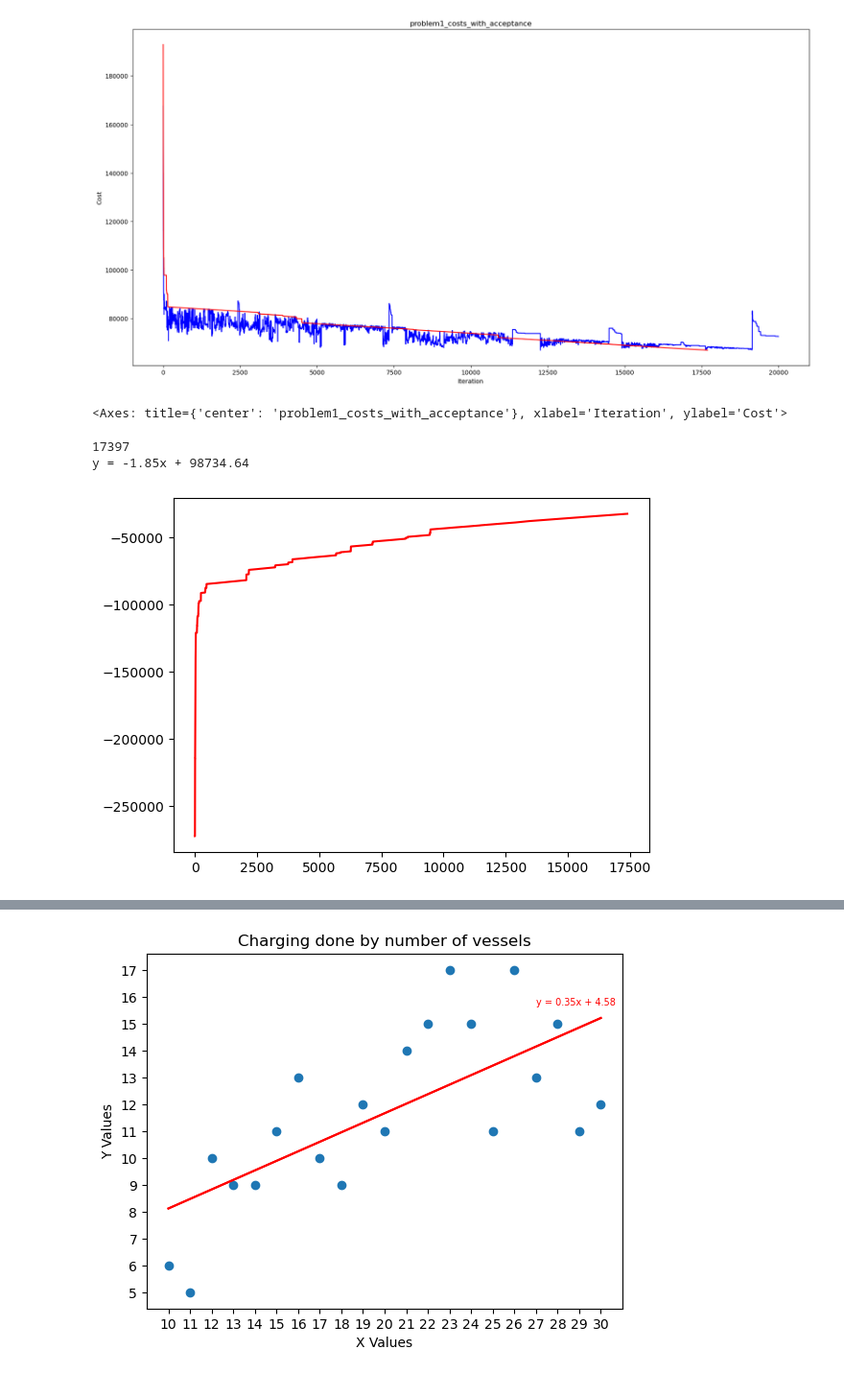
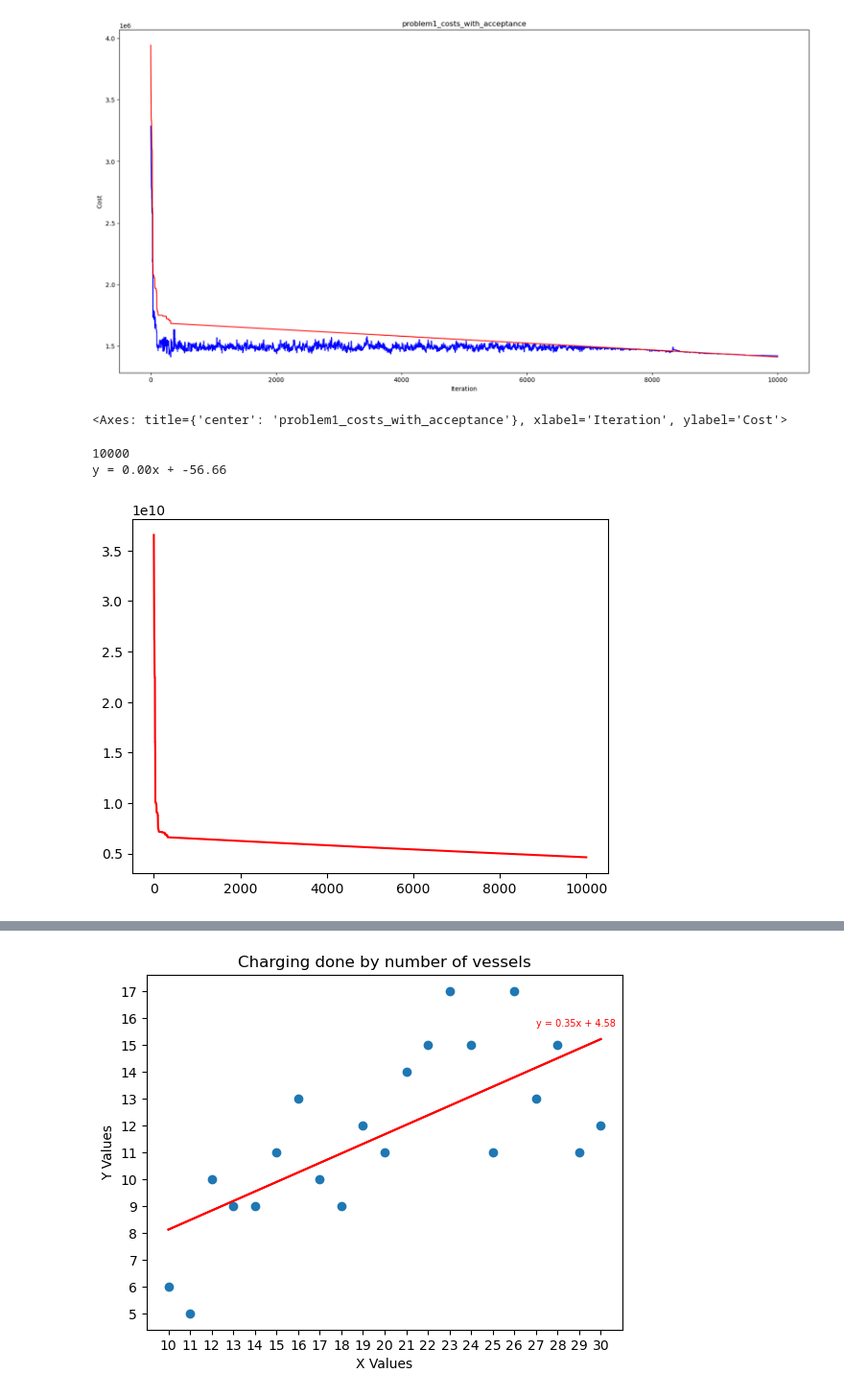
Before and after one commit to simonhusebo/MASTERS, a Jupyter notebook: Experiments.ipynb, the cells around one changed output, grey strips where cells are left out. Shown at 96% size. Saved outputs shown, nothing was run; the diff lists cells and outputs as text; code cells hidden in the pictures.

```diff
--- a/Experiments.ipynb
+++ b/Experiments.ipynb
@@ -9,10 +9,11 @@ import time
 # %%
 problems = load_problems("/Users/simonhusebo/Dokumenter/MASTERS CODE/data")
 # %%
-problem = problems[0]
+problem = problems[5]
 n_trips = problem['N_trips']
 initial = initial_solution(problem,n_trips)
-operators = [random_remove_greedy_insert,largest_trip_remove_greedy_insert,similarity_removal_greedy_insert,random_remove_kregret_insert,largest_trip_remove_kregret_insert,similarity_removal_kregret_insert]#,clustering_removal_kncs_greedy_insert,clustering_removal_krd_greedy_insert]
+operators = [random_remove_greedy_insert,largest_trip_remove_greedy_insert,similarity_removal_greedy_insert,random_remove_kregret_insert,largest_trip_remove_kregret_insert,similarity_removal_kregret_insert,clustering_removal_kncs_greedy_insert,clustering_removal_krd_greedy_insert,clustering_removal_kncs_kregret_insert,clustering_removal_krd_kregret_insert]
+
 weights = [1/4,1/4,1/4,1/16,1/16]
 show_the_map(problem)
 # %% [output]
@@ -22,6 +23,6 @@ Initial Solution:           [(0, 0), (0, 0), (0, 0), (0, 0), (5, 0), (5, 1), (6,
 # %%
 #sol,cost,n_feasible,cost_movement = simple_sim_annealing(inital,problem,operators,probabilities)
 # %%
-best_solution,processed_best,best_cost,best_costs,costs,all_weights,all_scores,all_used,final_improvement,unique,accept_list = ALNS(initial,problem,operators)
+best_solution,processed_best,best_cost,best_costs,costs,all_weights,all_scores,all_used,final_improvement,unique,accept_list, deltas = ALNS(initial,problem,operators,10000)
 print(best_cost)
 # %% [output]
@@ -68,23 +119,23 @@ plot_costs(best_costs)
 # %%
 multiple_plots(costs,accept_list,title='problem1_costs_with_acceptance')
 # %% [output]
-[figure, old version]
+[figure, new version]
 <Axes: title={'center': 'problem1_costs_with_acceptance'}, xlabel='Iteration', ylabel='Cost'>
 # %%
 test = accept_list
 
 print(len(accept_list))
 
-coefficients = np.polyfit(range(len(test)), test, 1)
+coefficients = np.polyfit(range(len(test)), test,2)
 line = np.poly1d(coefficients)
 plt.plot(range(len(test)), line(test), 'r-')
 # Create the equation string
 equation = f'y = {coefficients[0]:.2f}x + {coefficients[1]:.2f}'
 print(equation)
 # %% [output]
-17397
-y = -1.85x + 98734.64
+10000
+y = 0.00x + -56.66
-[figure, old version]
+[figure, new version]
 # %%
 plot_costs(best_costs,title='Best Costs over iteration')
 # %% [output]
```
Also changed, not shown: parts of 21 cells of this notebook, 6 other files.
